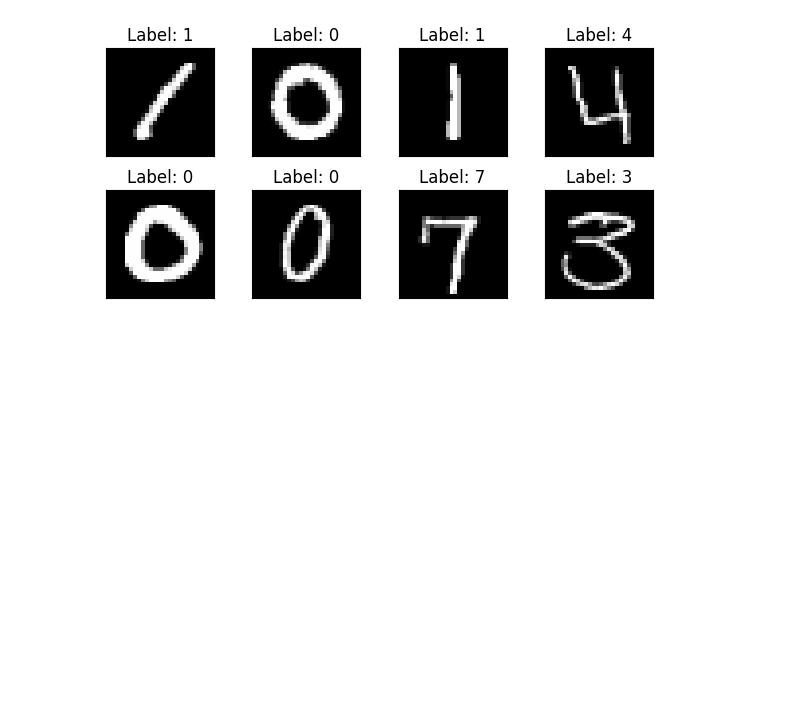
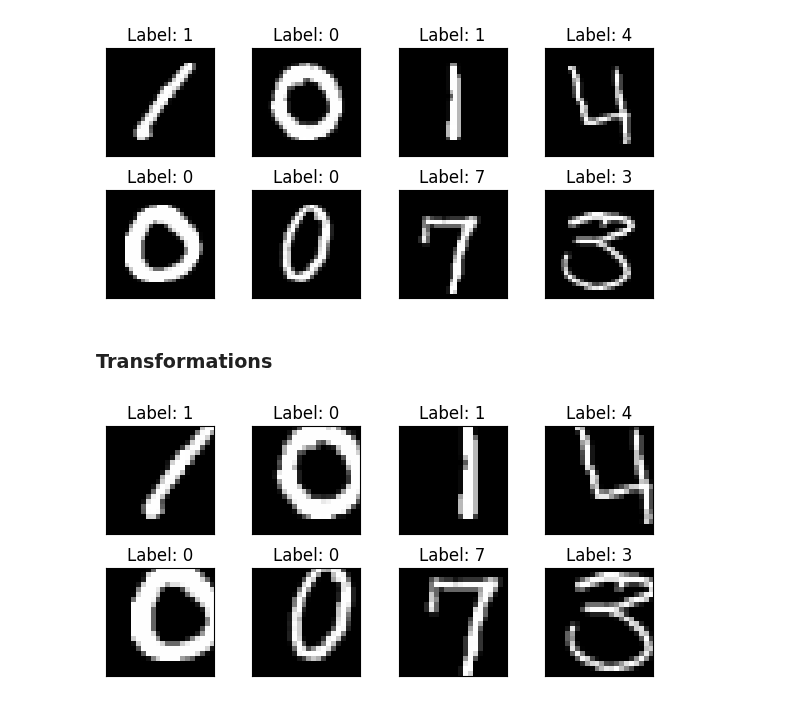
Before and after one commit to Cognitive-Systems-Laboratory/digit-recognizer, a Jupyter notebook: EDA.ipynb, the cells around one changed output. Cells and saved outputs as stored; diff of their text form; code cells hidden in the pictures; blank space fills up the shorter version.

Commit message:
Add augmentations and its visualizations

```diff
--- a/EDA.ipynb
+++ b/EDA.ipynb
@@ -144,3 +144,5 @@ def plot_tensors(X: torch.Tensor, y: torch.Tensor):
 plot_tensors(X=X, y=y)
 # %% [output]
 [figure]
+# %% [markdown]
+### Transformations
@@ -146,0 +151,6 @@ plot_tensors(X=X, y=y)
+# %%
+c = tfm.RandomCrop(size=(22, 22))
+cropped_img = c(X)
+plot_tensors(X=cropped_img, y=y)
+# %% [output]
+[figure, added]
```
Also changed, not shown: parts of 4 cells of this notebook.
